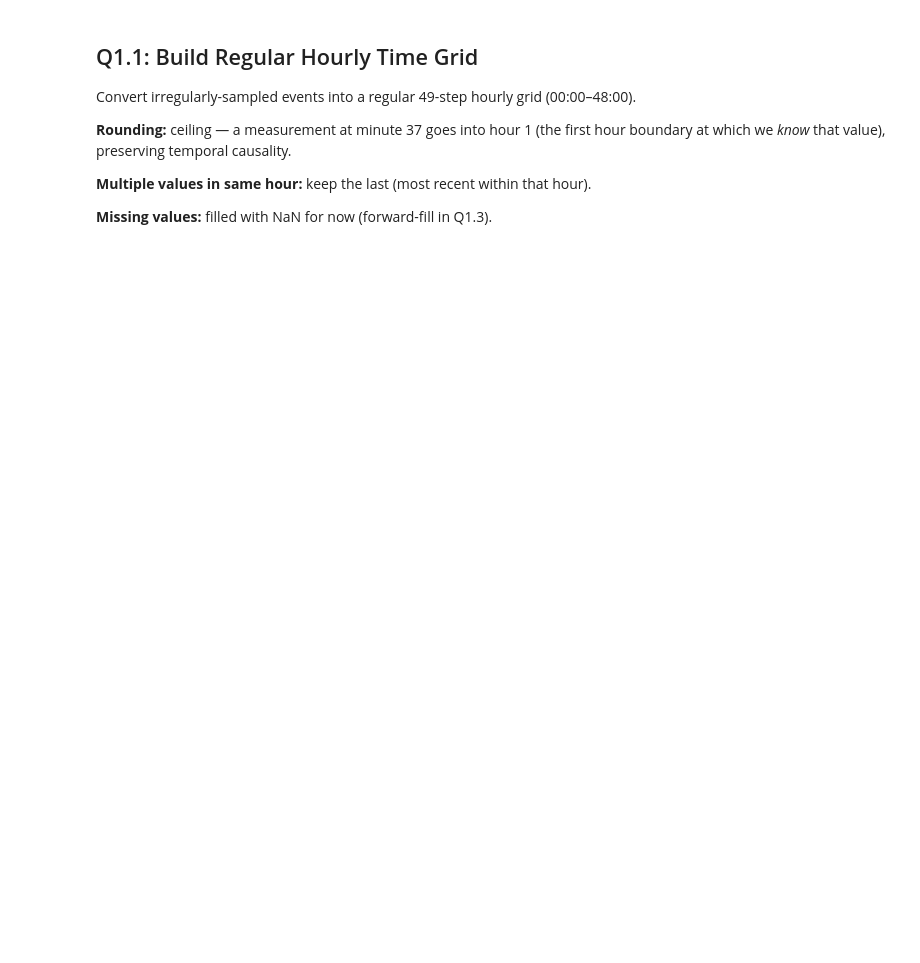
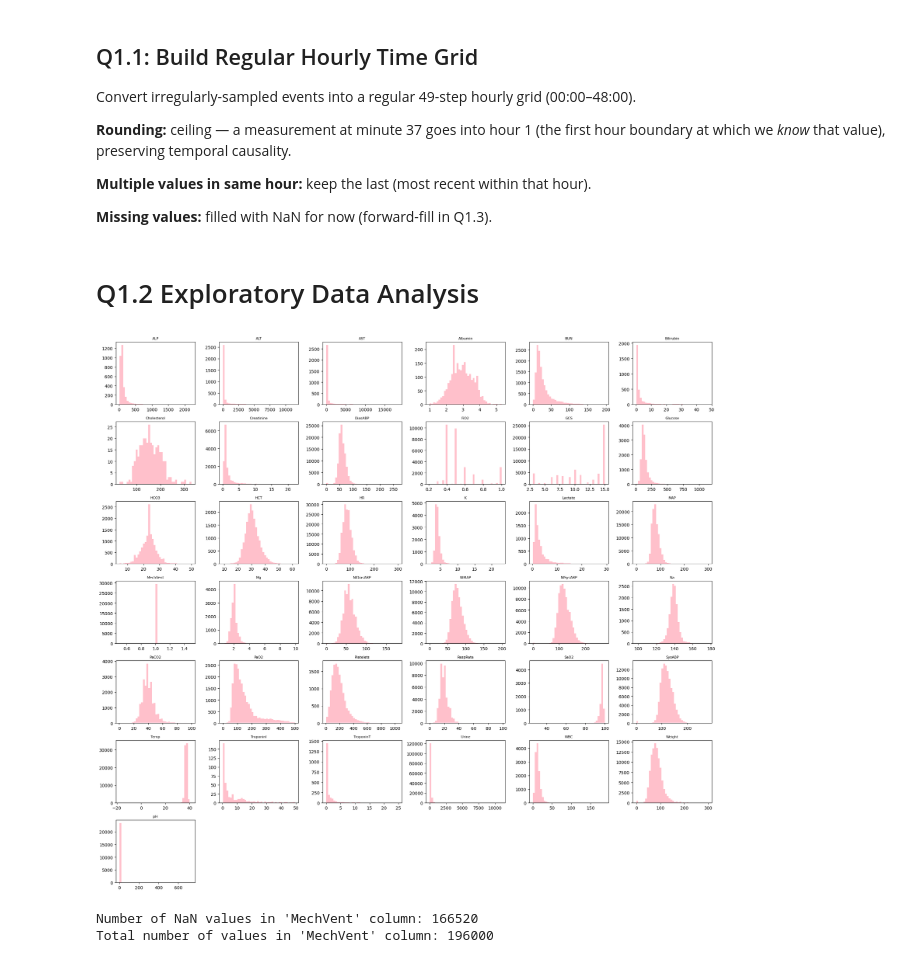
Before and after one commit to kathalikren/Machine-Learning-for-Health-Care, a Jupyter notebook: data_loading_function.ipynb, the cells around one changed output. Saved outputs shown, nothing was run; the diff lists cells and outputs as text; code cells hidden in the pictures; blank space fills up the shorter version.

Commit message:
Q1.2 Exploratory Data Analysis done

```diff
--- a/data_loading_function.ipynb
+++ b/data_loading_function.ipynb
@@ -227,3 +227,36 @@ print((df_a[DYNAMIC_VARS].isna().mean() * 100).sort_values(ascending=False).head
 sample_id = df_a["RecordID"].iloc[0]
 print(f"\nSample patient {sample_id} — first 5 hours:")
 display(df_a[df_a["RecordID"] == sample_id][["RecordID", "hour", "HR", "Temp", "Age", "Gender", "Urine", "NIDiasABP","In-hospital_death"]].head(6))
+# %% [markdown]
+# Q1.2 Exploratory Data Analysis
+# %%
+import matplotlib.pyplot as plt
+
+# Plot all 37 dynamic variables in a grid
+fig, axes = plt.subplots(7, 6, figsize=(20, 18))
+axes = axes.flatten()
+
+for i, col in enumerate(DYNAMIC_VARS):
+    axes[i].hist(df_a[col].dropna(), bins=40, color='pink')
+    axes[i].set_title(col, fontsize=8)
+    axes[i].set_xlabel('')
+
+# Hide unused subplots
+for j in range(i+1, len(axes)):
+    axes[j].set_visible(False)
+
+plt.tight_layout()
+plt.show()
+# %% [output]
+[figure, added]
+# %%
+df_a[df_a["MechVent"] == 0]
+# count number of nas in the MechVent column
+num_nas_mechvent = df_a["MechVent"].isna().sum()
+print(f"Number of NaN values in 'MechVent' column: {num_nas_mechvent}")
+#number of values in total
+total_values_mechvent = df_a["MechVent"].shape[0]
+print(f"Total number of values in 'MechVent' column: {total_values_mechvent}")
+# %% [output]
+Number of NaN values in 'MechVent' column: 166520
+Total number of values in 'MechVent' column: 196000
```
Also changed, not shown: parts of 1 cell of this notebook.
